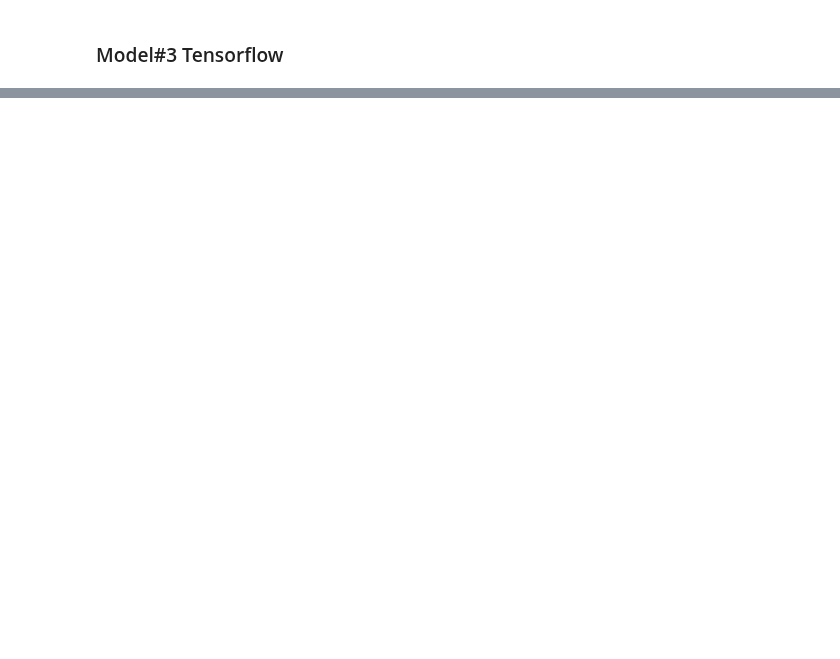
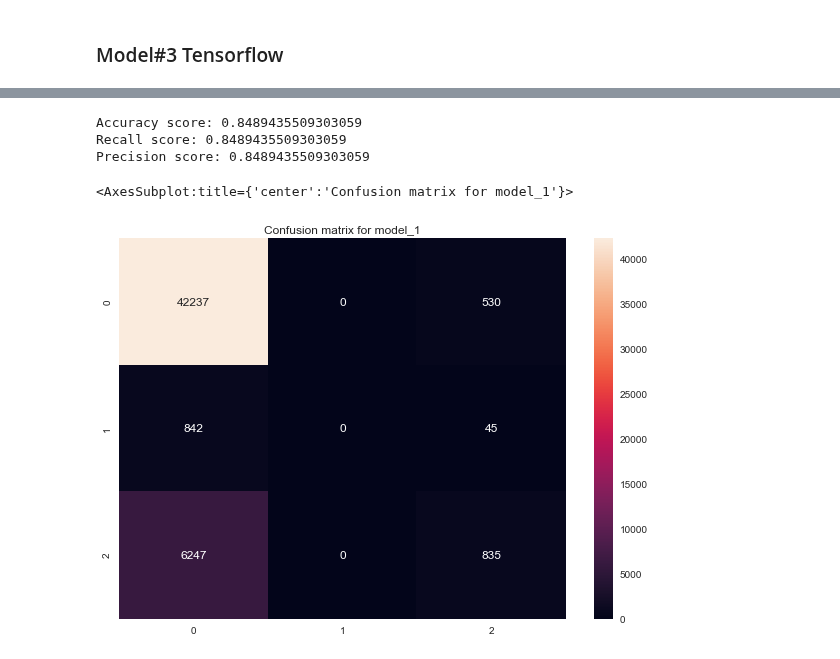
Before and after one commit to CarJung/Uni, a Jupyter notebook: diabetes/Projekt.ipynb, the cells around one changed output, grey strips where cells are left out. Saved outputs shown, nothing was run; the diff lists cells and outputs as text; code cells hidden in the pictures; blank space fills up the shorter version.

```diff
--- a/diabetes/Projekt.ipynb
+++ b/diabetes/Projekt.ipynb
@@ -419,0 +428,4 @@ from keras.utils import np_utils
+# %%
+dummy_y = np_utils.to_categorical(y_train, num_classes=3)
+dummy_test_y = np_utils.to_categorical(y_test, num_classes=3)
+dummy_y
@@ -515,0 +595,16 @@ multiclassroc(model, x_test, dummy_test_y)
+# %%
+predictions = np.argmax(model_1.predict(x_test),axis=1)
+print(f"Accuracy score: {accuracy_score(y_test,predictions)}")
+print(f"Recall score: {recall_score(y_test,predictions,average='micro')}")
+print(f"Precision score: {precision_score(y_test,predictions,average='micro')}")
+
+matrix = confusion_matrix(y_test.ravel(), predictions.ravel())
+plt.figure(figsize = (10,7))
+plt.title('Confusion matrix for model_1')
+sns.heatmap(matrix, annot = True, fmt = 'g')
+# %% [output]
+Accuracy score: 0.8489435509303059
+Recall score: 0.8489435509303059
+Precision score: 0.8489435509303059
+<AxesSubplot:title={'center':'Confusion matrix for model_1'}>
+[figure, added]
```
Also changed, not shown: parts of 27 cells of this notebook, 15 other files.
